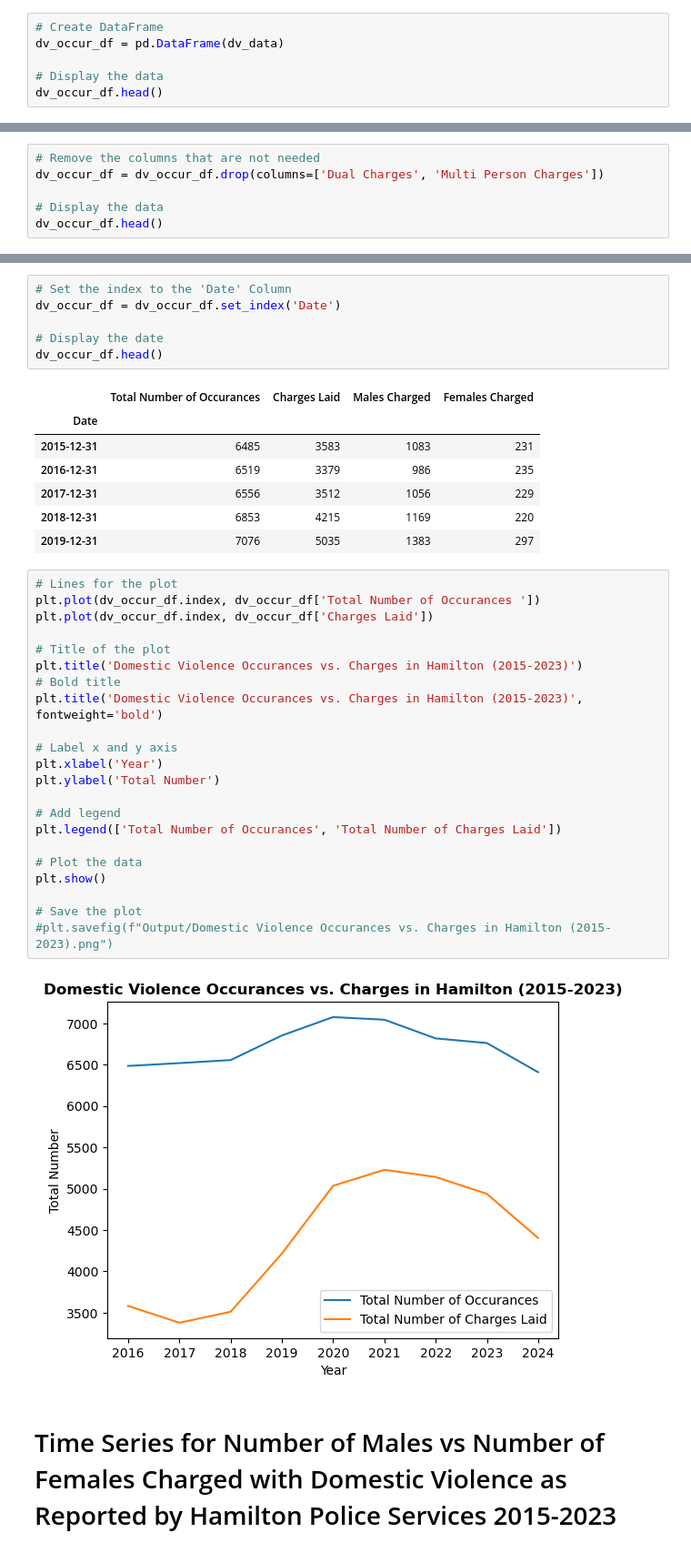
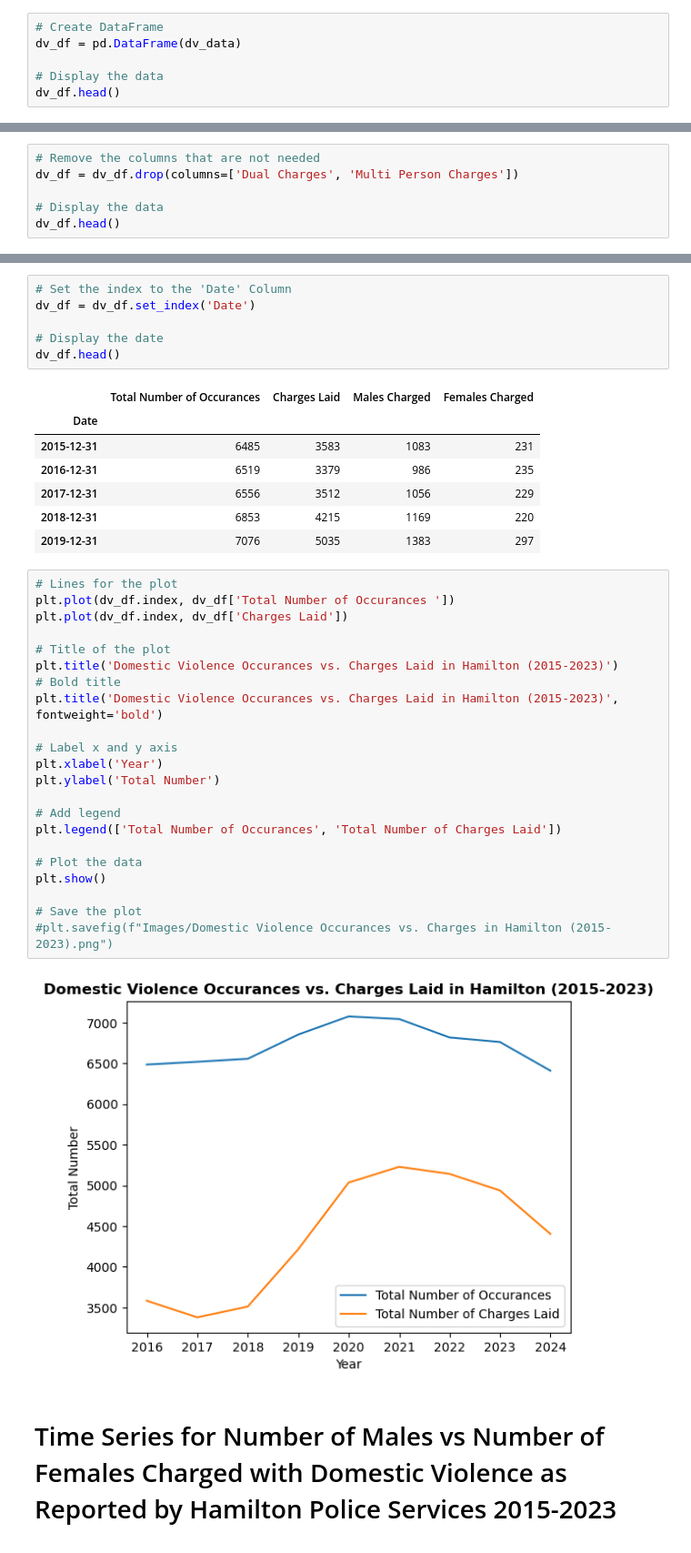
Before and after one commit to keyanap/YWCA-Gender-Based-Safety-Audit, a Jupyter notebook: DV_HPS_Time_Series.ipynb, the cells around one changed output, grey strips where cells are left out. Shown at 91% size. Saved outputs shown, nothing was run; the diff lists cells and outputs as text.

Commit message:
Completed Visualizations for both DV Time Series

```diff
--- a/DV_HPS_Time_Series.ipynb
+++ b/DV_HPS_Time_Series.ipynb
@@ -25,10 +25,10 @@ dv_data.head()
 | 4 | 2019-12-31 | 7076 | 5035 | 1383 | 297 | 63 | ... |
 # %%
 # Create DataFrame
-dv_occur_df = pd.DataFrame(dv_data)
+dv_df = pd.DataFrame(dv_data)
 
 # Display the data
-dv_occur_df.head()
+dv_df.head()
 # %% [output]
 |  | Date | Total Number of Occurances | Charges Laid | Males Charged | Females Charged | Dual Charges | ... |
 | 0 | 2015-12-31 | 6485 | 3583 | 1083 | 231 | 40 | ... |
@@ -38,10 +38,10 @@ dv_occur_df.head()
 | 4 | 2019-12-31 | 7076 | 5035 | 1383 | 297 | 63 | ... |
 # %%
 # Remove the columns that are not needed
-dv_occur_df = dv_occur_df.drop(columns=['Dual Charges', 'Multi Person Charges'])
+dv_df = dv_df.drop(columns=['Dual Charges', 'Multi Person Charges'])
 
 # Display the data
-dv_occur_df.head()
+dv_df.head()
 # %% [output]
 |  | Date | Total Number of Occurances | Charges Laid | Males Charged | Females Charged |
 | 0 | 2015-12-31 | 6485 | 3583 | 1083 | 231 |
@@ -61,10 +61,10 @@ Females Charged                         int64
 dtype: object
 # %%
 # Set the index to the 'Date' Column
-dv_occur_df = dv_occur_df.set_index('Date')
+dv_df = dv_df.set_index('Date')
 
 # Display the date
-dv_occur_df.head()
+dv_df.head()
 # %% [output]
 |  | Total Number of Occurances | Charges Laid | Males Charged | Females Charged |
 | Date |  |  |  |  |
@@ -75,27 +75,27 @@ dv_occur_df.head()
 | 2019-12-31 | 7076 | 5035 | 1383 | 297 |
 # %%
 # Lines for the plot
-plt.plot(dv_occur_df.index, dv_occur_df['Total Number of Occurances '])
-plt.plot(dv_occur_df.index, dv_occur_df['Charges Laid'])
+plt.plot(dv_df.index, dv_df['Total Number of Occurances '])
+plt.plot(dv_df.index, dv_df['Charges Laid'])
 
 # Title of the plot
-plt.title('Domestic Violence Occurances vs. Charges in Hamilton (2015-2023)')
+plt.title('Domestic Violence Occurances vs. Charges Laid in Hamilton (2015-2023)')
 # Bold title
-plt.title('Domestic Violence Occurances vs. Charges in Hamilton (2015-2023)', fontweight='bold')
+plt.title('Domestic Violence Occurances vs. Charges Laid in Hamilton (2015-2023)', fontweight='bold')
 
 # Label x and y axis
 plt.xlabel('Year')
 plt.ylabel('Total Number')
 
 # Add legend
 plt.legend(['Total Number of Occurances', 'Total Number of Charges Laid'])
 
 # Plot the data
 plt.show()
 
 # Save the plot
-#plt.savefig(f"Output/Domestic Violence Occurances vs. Charges in Hamilton (2015-2023).png")
+#plt.savefig(f"Images/Domestic Violence Occurances vs. Charges in Hamilton (2015-2023).png")
 # %% [output]
-[figure, old version]
+[figure, new version]
 # %% [markdown]
 # Time Series for Number of Males vs Number of Females Charged with Domestic Violence as Reported by Hamilton Police Services 2015-2023
```
Also changed, not shown: parts of 2 cells of this notebook, 1 other file.
